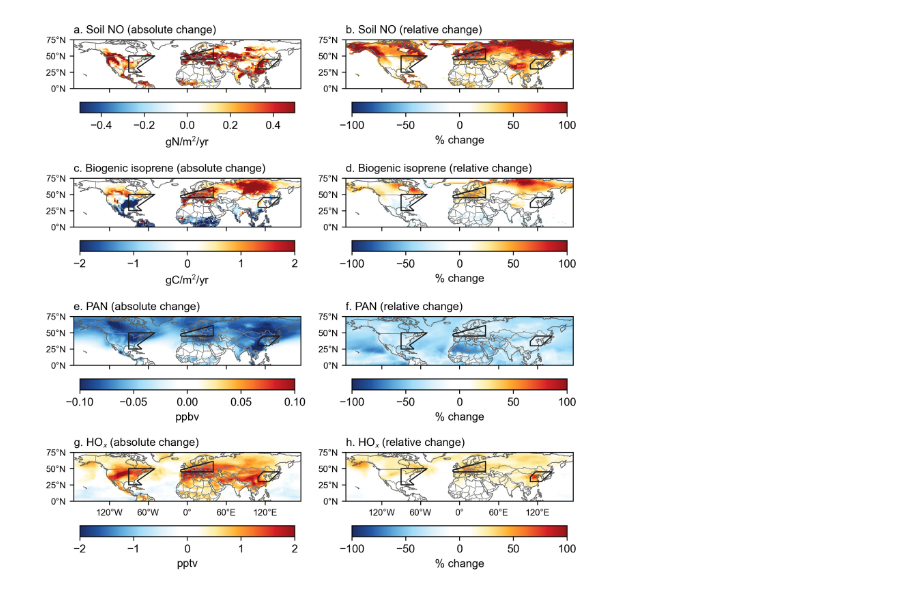
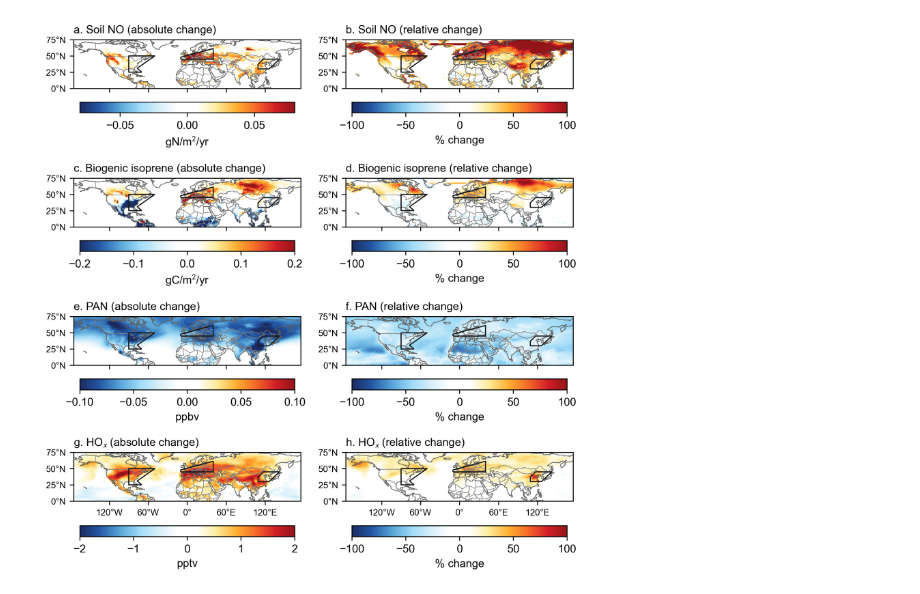
Before and after one commit to emmleroy/future-climate-ozone-sensitivity, a Jupyter notebook: figures_paper/FigS10_new.ipynb, the cells around one changed output. Cells and saved outputs as stored; diff of their text form; code cells hidden in the pictures.

Commit message:
Change conversion factor for emission fluxes (multiply daily flux by total number of days between April-August)

```diff
--- a/figures_paper/FigS10_new.ipynb
+++ b/figures_paper/FigS10_new.ipynb
@@ -67,18 +70,18 @@ ref_HOx = ref_OH + ref_HO2
 refshort_HOx = refshort_OH + refshort_HO2
 # %%
 # Calculate absolute difference
-# 1000g/kg * (14/30) kgN/kgNO * 86400 s/day * 2448 total number of days between April-August
-scale_factor = 1000 * (14/30) * 86400 * 2448
+# 1000g/kg * (14/30) kgN/kgNO * 86400 s/day * 153 April-August days/year
+scale_factor = 1000 * (14/30) * 86400 * 153
 abs_diff_soilNO = (refshort_soilNO-ref_soilNO) * scale_factor
-abs_diff_soilNO.attrs['units'] = 'gN/m2/yr' # range: -0.2 - 0.2
+abs_diff_soilNO.attrs['units'] = 'gN/m2/yr'
 
-# 1000g/kg * (60.06/68.12) kgC/kgISOP * 86400 s/day * 2448 total number of days between April-August
-scale_factor = 1000 * (60.06/68.12)  * 86400 * 2448
+# 1000g/kg * (60.06/68.12) kgC/kgISOP * 86400 s/day * 153 April-August days/year
+scale_factor = 1000 * (60.06/68.12)  * 86400 * 153
 abs_diff_bioISOP = (refshort_bioISOP-ref_bioISOP) * scale_factor
-abs_diff_bioISOP.attrs['units'] = 'gC/m2/yr' # range: -6 - 6
+abs_diff_bioISOP.attrs['units'] = 'gC/m2/yr'
 
 abs_diff_PAN = (refshort_PAN-ref_PAN) * 1e9
-abs_diff_PAN.attrs['units'] = 'ppbv' # range: -0.2 - 0.2
+abs_diff_PAN.attrs['units'] = 'ppbv'
 
 abs_diff_HOx = (refshort_HOx-ref_HOx) * 1e12
-abs_diff_HOx.attrs['units'] = 'pptv'  # range: -2 - 2
+abs_diff_HOx.attrs['units'] = 'pptv'
@@ -111,11 +144,11 @@ titles= ["a. Soil NO (absolute change)",  "b. Soil NO (relative change)",
         "e. PAN (absolute change)",  "f. PAN (relative change)",
          "g. HO$_x$ (absolute change)",  "h. HO$_x$ (relative change)"]
 
-vmins = [-0.5, -100, -2, -100, -0.1, -100, -2, -100]
-vmaxs = [0.5, 100, 2, 100, 0.1, 100, 2, 100]
+vmins = [-0.08, -100, -0.2, -100, -0.1, -100, -2, -100]
+vmaxs = [0.08, 100, 0.2, 100, 0.1, 100, 2, 100]
 units = ['gN/m$^2$/yr', '% change', 'gC/m$^2$/yr', '% change', 'ppbv', '% change', 'pptv', '% change']
 cmap = cmaps.BlueWhiteOrangeRed
-
+extend = ['both', 'neither', 'both', 'neither', 'both', 'neither', 'both', 'neither']
 for idx, z in enumerate([abs_diff_soilNO,
                          pct_diff_soilNO,
                          abs_diff_bioISOP,
@@ -133,7 +166,9 @@ for idx, z in enumerate([abs_diff_soilNO,
                 vmin=vmins[idx], vmax=vmaxs[idx],
                 unit=units[idx],
                 title=None,
-                add_cb=True)
+                add_cb=True,
+
+)
 
     # Mapping features
     ax[idx].coastlines(linewidth=0.5)
@@ -151,31 +186,31 @@ for idx, z in enumerate([abs_diff_soilNO,
         ax[idx].set_xticks([-120, -60, 0, 60, 120])
         ax[idx].set_xticklabels(
             ['120°W', '60°W', '0°', '60°E', '120°E'], fontsize=8)
         ax[idx].set_yticks([0,25,50,75])
         ax[idx].set_yticklabels(
             ['0°N', '25°N', '50°N', '75°N'], fontsize=8)
     else:
         ax[idx].set_xticks([-120, -60, 0, 60, 120])
         ax[idx].set_xticklabels(['', '', '', '', ''], fontsize=8)
         ax[idx].set_yticks([0,25,50,75])
         ax[idx].set_yticklabels(
             ['0°N', '25°N', '50°N', '75°N'], fontsize=8)
 
     # Add boxes around the IPCC AR6 regions
     ar6 = regionmask.defined_regions.ar6.all
     ar6[5,17].plot(ax=ax[idx],
         add_ocean=False,
         projection=ccrs.PlateCarree(),
         add_label=False,
         line_kws=dict(lw=1)
     )
 
     # For EAS we use a modified polygon that captures a more homogeneous response
     new_EAS = np.array([[117,45], [109,37], [109,30], [126,30],[142,45]])
     new_EAS_region = regionmask.Regions([new_EAS], name="new_EAS")
     new_EAS_region.plot_regions(add_label=False, ax=ax[idx], line_kws=dict(lw=1))
 
 ##########
 plt.savefig("FigS10_new.png")
 # %% [output]
-[figure, old version]
+[figure, new version]
```
Also changed, not shown: parts of 2 cells of this notebook.
